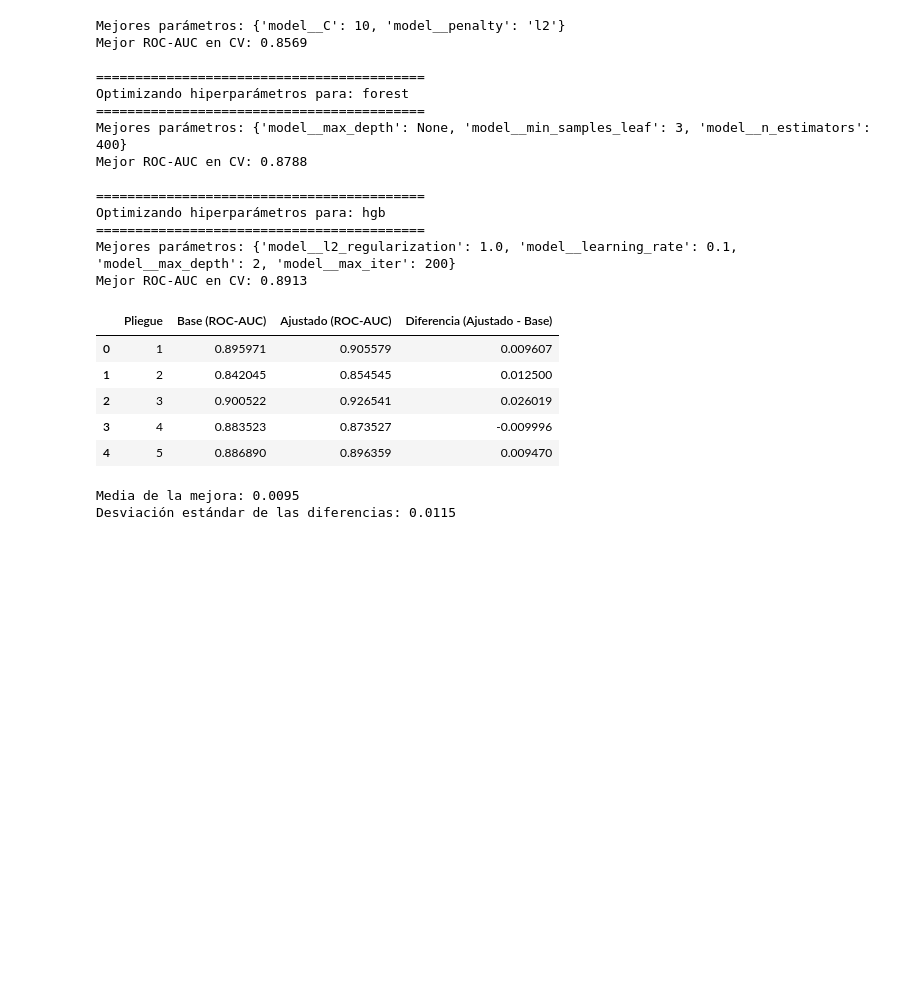
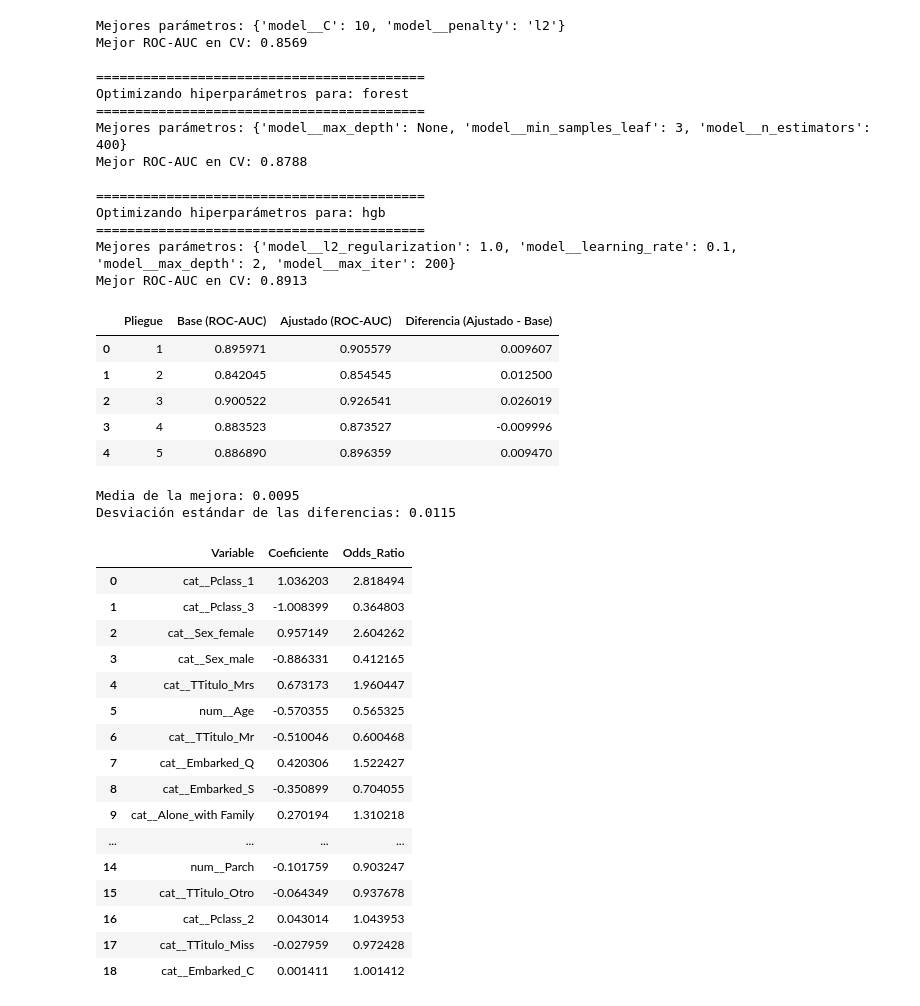
Before and after one commit to KeydyMi/proyecto_ciencia_de_datos, a Jupyter notebook: notebooks/04_modelado.ipynb, the cells around one changed output. Saved outputs shown, nothing was run; the diff lists cells and outputs as text; code cells hidden in the pictures; blank space fills up the shorter version.

```diff
--- a/notebooks/04_modelado.ipynb
+++ b/notebooks/04_modelado.ipynb
@@ -509,3 +509,45 @@ print(f"Desviación estándar de las diferencias: {diferencias.std():.4f}")
 | 4 | 5 | 0.886890 | 0.896359 | 0.009470 |
 Media de la mejora: 0.0095
 Desviación estándar de las diferencias: 0.0115
+# %%
+import numpy as np
+import pandas as pd
+
+# 1. Ajustar un pipeline con Regresión Logística sobre X_train
+logreg_model = ml.get_candidates(42)["logreg"]
+pipe_logreg = ml.build_pipeline(logreg_model)
+pipe_logreg.fit(X_train, y_train)
+
+# 2. Obtener los nombres de las características transformadas y los coeficientes
+feature_names = pipe_logreg.named_steps['prep'].get_feature_names_out()
+coefficients = pipe_logreg.named_steps['model'].coef_[0]
+odds_ratios = np.exp(coefficients)
+
+# 3. Crear un DataFrame ordenado por el valor absoluto del coeficiente (|coef|)
+df_coefs = pd.DataFrame({
+    "Variable": feature_names,
+    "Coeficiente": coefficients,
+    "Abs_Coef": np.abs(coefficients),
+    "Odds_Ratio": odds_ratios
+}).sort_values(by="Abs_Coef", ascending=False).reset_index(drop=True)
+
+# Mostramos la tabla completa de coeficientes
+display(df_coefs[["Variable", "Coeficiente", "Odds_Ratio"]])
+# %% [output]
+|  | Variable | Coeficiente | Odds_Ratio |
+| 0 | cat__Pclass_1 | 1.036203 | 2.818494 |
+| 1 | cat__Pclass_3 | -1.008399 | 0.364803 |
+| 2 | cat__Sex_female | 0.957149 | 2.604262 |
+| 3 | cat__Sex_male | -0.886331 | 0.412165 |
+| 4 | cat__TTitulo_Mrs | 0.673173 | 1.960447 |
+| 5 | num__Age | -0.570355 | 0.565325 |
+| 6 | cat__TTitulo_Mr | -0.510046 | 0.600468 |
+| 7 | cat__Embarked_Q | 0.420306 | 1.522427 |
+| 8 | cat__Embarked_S | -0.350899 | 0.704055 |
+| 9 | cat__Alone_with Family | 0.270194 | 1.310218 |
+| ... | ... | ... | ... |
+| 14 | num__Parch | -0.101759 | 0.903247 |
+| 15 | cat__TTitulo_Otro | -0.064349 | 0.937678 |
+| 16 | cat__Pclass_2 | 0.043014 | 1.043953 |
+| 17 | cat__TTitulo_Miss | -0.027959 | 0.972428 |
+| 18 | cat__Embarked_C | 0.001411 | 1.001412 |
```
Also changed, not shown: parts of 6 cells of this notebook, 2 other files.
